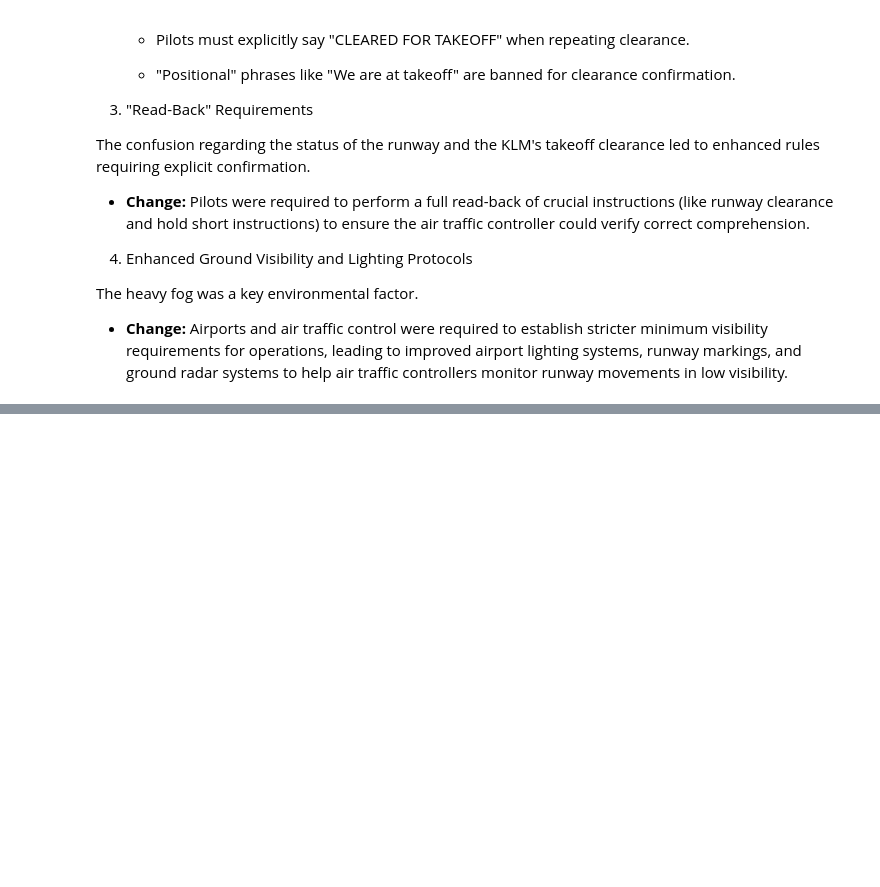
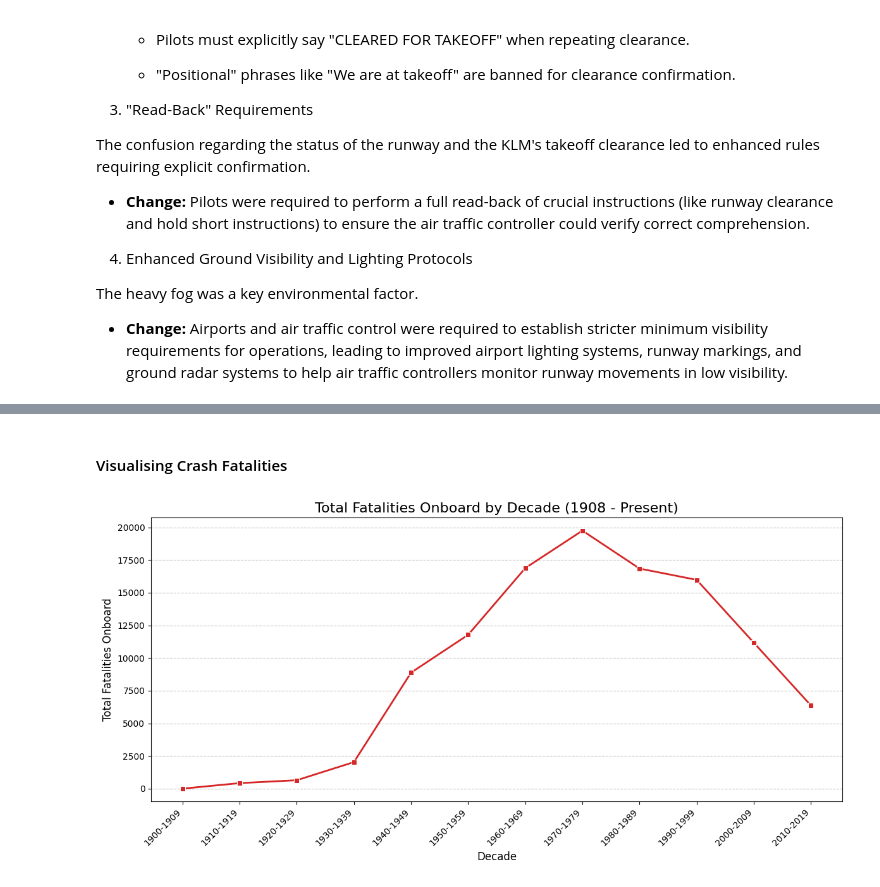
Before and after one commit to sdw93/Airplane-Crash-Analysis, a Jupyter notebook: Aviation_Safety_EDA.ipynb, the cells around one changed output, grey strips where cells are left out. Saved outputs shown, nothing was run; the diff lists cells and outputs as text; code cells hidden in the pictures; blank space fills up the shorter version.

```diff
--- a/Aviation_Safety_EDA.ipynb
+++ b/Aviation_Safety_EDA.ipynb
@@ -733,0 +861,42 @@ The heavy fog was a key environmental factor.
+# %% [markdown]
+#### Visualising Crash Fatalities
+# %%
+# Ensure the decade columns are defined
+crash_data['decade_start'] = crash_data['year'] - (crash_data['year'] % 10)
+crash_data['year_in_decade'] = crash_data['year'] - crash_data['decade_start']
+
+# Data for Plot 1: Total Fatalities per Decade
+decade_fatalities_df = crash_data.groupby('decade_start')['fatalities_total'].sum().reset_index(name='total_fatalities')
+
+# Data for Plot 2: Fatalities per Year within Decade (for Small Multiples)
+yearly_decade_fatalities_df = crash_data.groupby(['decade_start', 'year_in_decade'])['fatalities_total'].sum().reset_index(name='fatalities')
+
+# Define decade labels for X-axes
+decade_labels = [f'{int(y)}-{int(y)+9}' for y in decade_fatalities_df['decade_start']]
+# %%
+# --- PLOT 1: Single Line Plot (Total Fatalities by Decade) ---
+plt.figure(figsize=(12, 6))
+
+sns.lineplot(
+    x='decade_start',
+    y='total_fatalities',
+    data=decade_fatalities_df,
+    marker='s',
+    linewidth=2,
+    color='tab:red'
+)
+
+# Format X-axis labels
+plt.xticks(ticks=decade_fatalities_df['decade_start'], labels=decade_labels, rotation=45, ha='right')
+plt.ticklabel_format(style='plain', axis='y') # Avoid scientific notation
+
+# Add titles and labels
+plt.title('Total Fatalities Onboard by Decade (1908 - Present)', fontsize=16)
+plt.xlabel('Decade', fontsize=12)
+plt.ylabel('Total Fatalities Onboard', fontsize=12)
+plt.grid(True, linestyle='--', alpha=0.7, axis='y')
+
+plt.tight_layout()
+plt.show()
+# %% [output]
+[figure, added]
```
Also changed, not shown: parts of 12 cells of this notebook, 5 other files.
